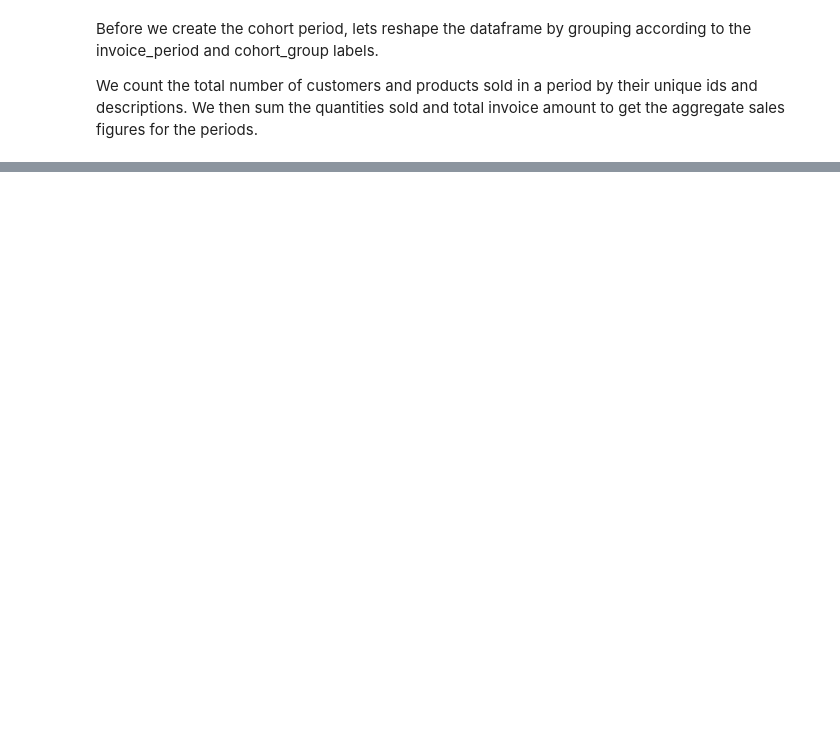
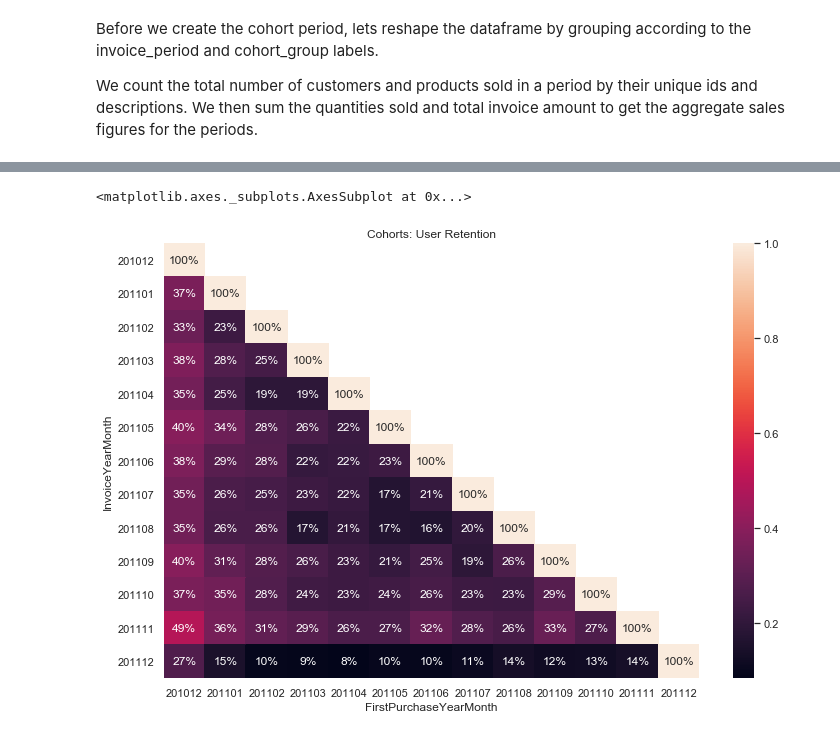
Before and after one commit to subhasisj/python-projects, a Jupyter notebook: Machine Learning Projects/Data Driven Growth/Customers.ipynb, the cells around one changed output, grey strips where cells are left out. Cells and saved outputs as stored; diff of their text form; code cells hidden in the pictures; blank space fills up the shorter version.

```diff
--- a/Machine Learning Projects/Data Driven Growth/Customers.ipynb
+++ b/Machine Learning Projects/Data Driven Growth/Customers.ipynb
@@ -619,0 +626,12 @@ cohorts.head()
+# %%
+def cohort_period(df):
+    """
+    Creates a `CohortPeriod` column,
+    which is the Nth period based on the user's first purchase.
+    """
+    df['CohortPeriod'] = np.arange(len(df)) + 1
+    return df
+# %%
+cohorts = cohorts.groupby(level = 'FirstPurchaseYearMonth').apply(cohort_period)
+cohorts.reset_index()
+cohorts.head()
@@ -619,0 +646,5 @@ cohorts.head()
+# %%
+cohorts_size = cohorts['total_customers'].groupby(level = 'FirstPurchaseYearMonth').first()
+cohorts.reset_index()
+cohorts.set_index(['CohortPeriod'])
+cohorts.head()
@@ -619,0 +659,3 @@ cohorts.head()
+# %%
+user_retentions = (cohorts['total_customers'].unstack('FirstPurchaseYearMonth')).divide(cohorts_size , axis = 1 )
+user_retentions.head()
@@ -619,0 +670,14 @@ cohorts.head()
+# %%
+# Creating heatmaps in matplotlib is more difficult than it should be.
+# Thankfully, Seaborn makes them easy for us.
+# http://stanford.edu/~mwaskom/software/seaborn/
+
+import seaborn as sns
+sns.set(style='white')
+
+plt.figure(figsize=(12, 8))
+plt.title('Cohorts: User Retention')
+sns.heatmap(user_retentions, mask=user_retentions.isnull(), annot=True, fmt='.0%')
+# %% [output]
+<matplotlib.axes._subplots.AxesSubplot at 0x...>
+[figure, added]
```
Also changed, not shown: parts of 12 cells of this notebook.
